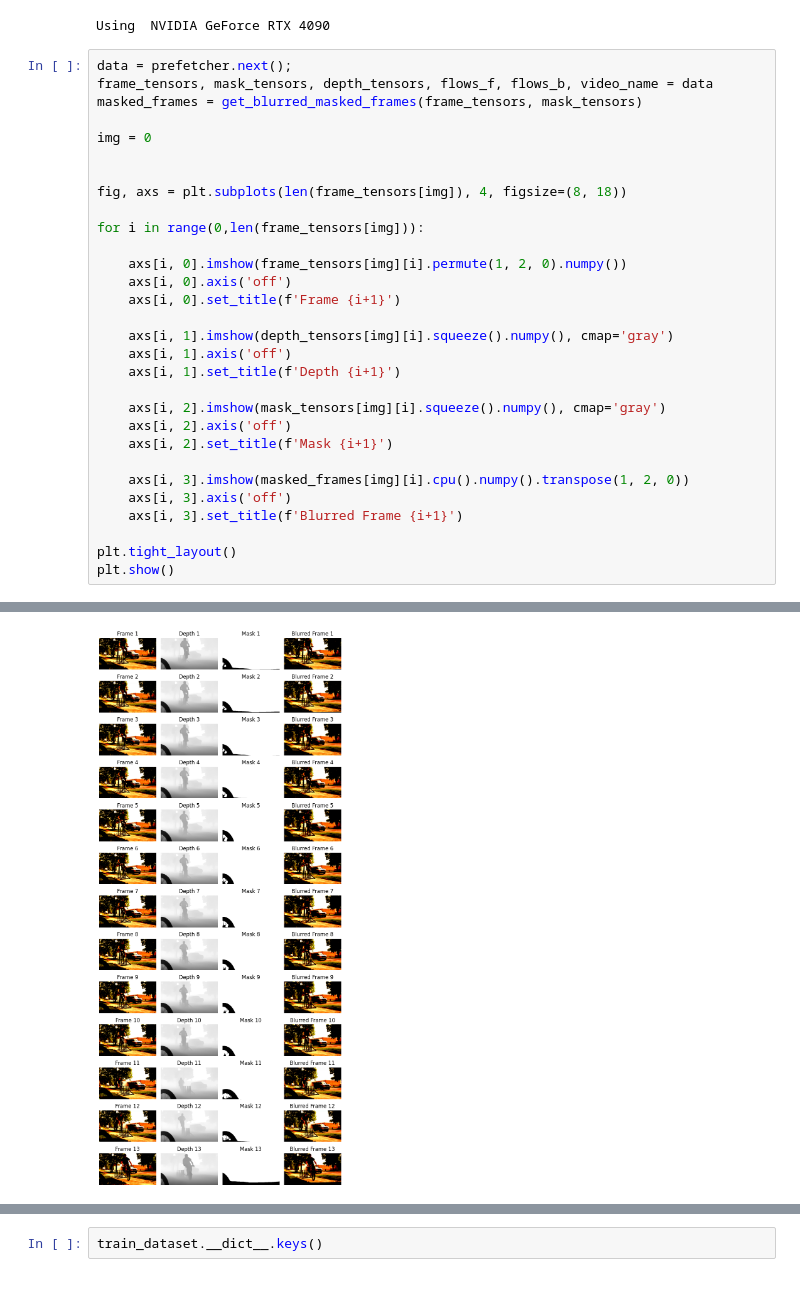
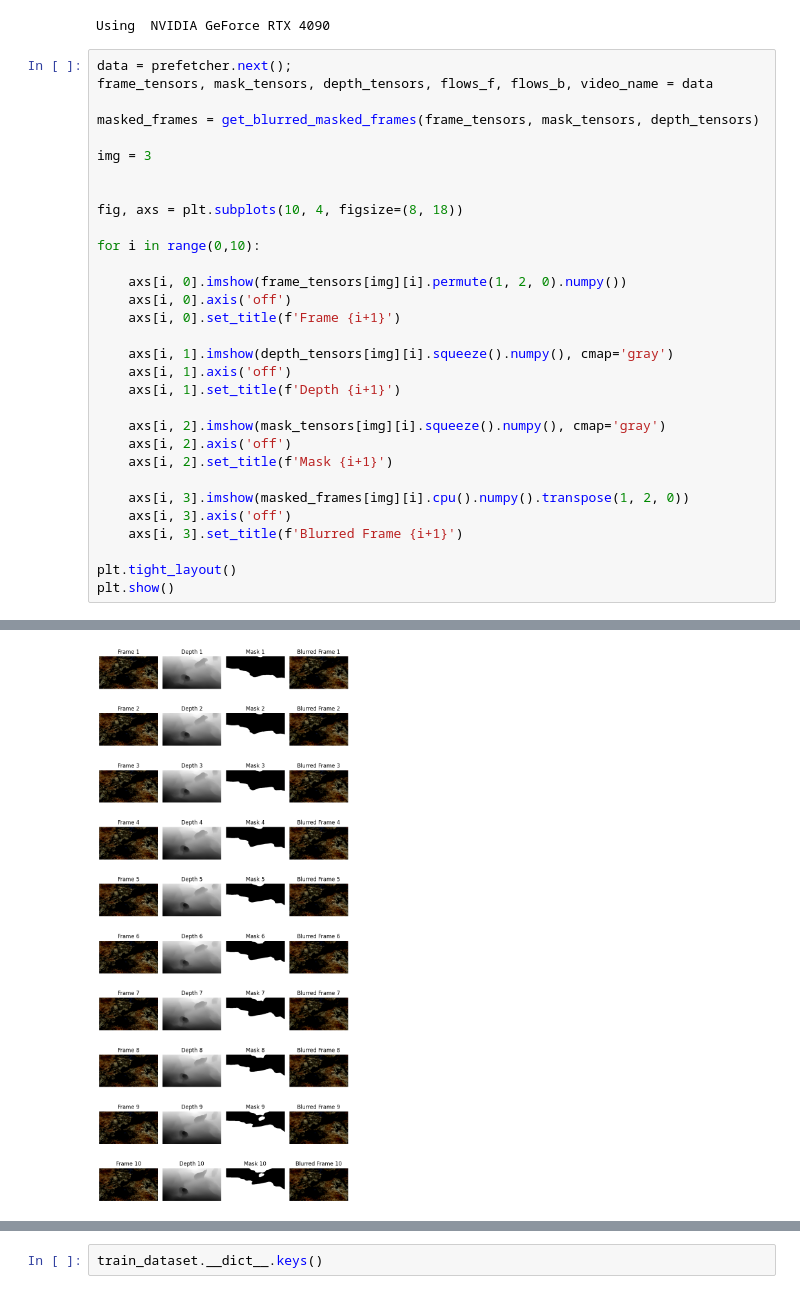
Before and after one commit to crispianm/DaBiT, a Jupyter notebook: xperiments.ipynb, the cells around one changed output, grey strips where cells are left out. Drawn from its saved outputs; the diff is of its cells as text.

Commit message:
Update blur masking function to return whole frame

```diff
--- a/xperiments.ipynb
+++ b/xperiments.ipynb
@@ -55,14 +55,15 @@ Using  NVIDIA GeForce RTX 4090
 # %%
 data = prefetcher.next();
 frame_tensors, mask_tensors, depth_tensors, flows_f, flows_b, video_name = data
-masked_frames = get_blurred_masked_frames(frame_tensors, mask_tensors)
 
-img = 0
+masked_frames = get_blurred_masked_frames(frame_tensors, mask_tensors, depth_tensors)
+
+img = 3
 
 
-fig, axs = plt.subplots(len(frame_tensors[img]), 4, figsize=(8, 18))
+fig, axs = plt.subplots(10, 4, figsize=(8, 18))
 
-for i in range(0,len(frame_tensors[img])):
+for i in range(0,10):
 
     axs[i, 0].imshow(frame_tensors[img][i].permute(1, 2, 0).numpy())
     axs[i, 0].axis('off')
@@ -103 +107 @@ Clipping input data to the valid range for imshow with RGB data ([0..1] for floa
-[figure, old version]
+[figure, new version]
```
Also changed, not shown: parts of 17 cells of this notebook, 4 other files.
